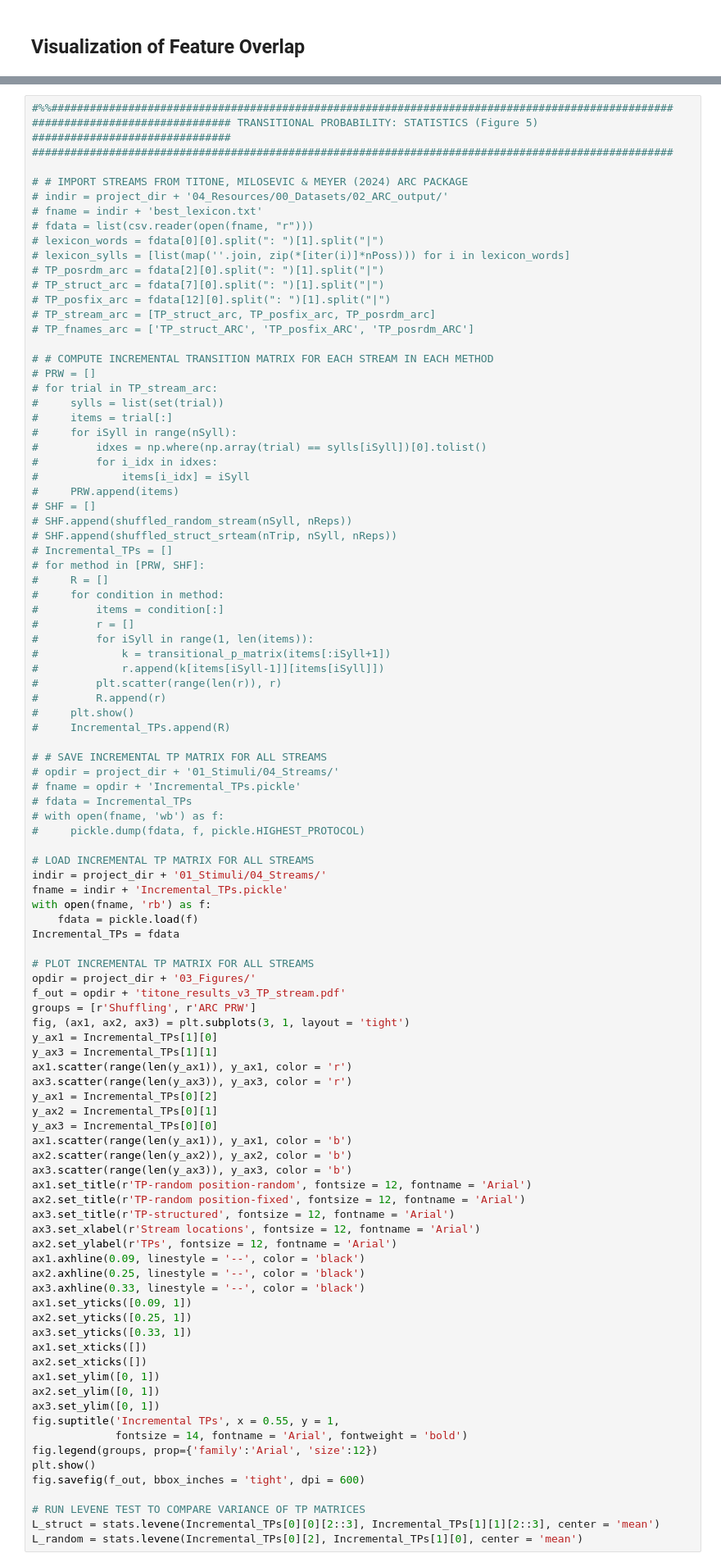
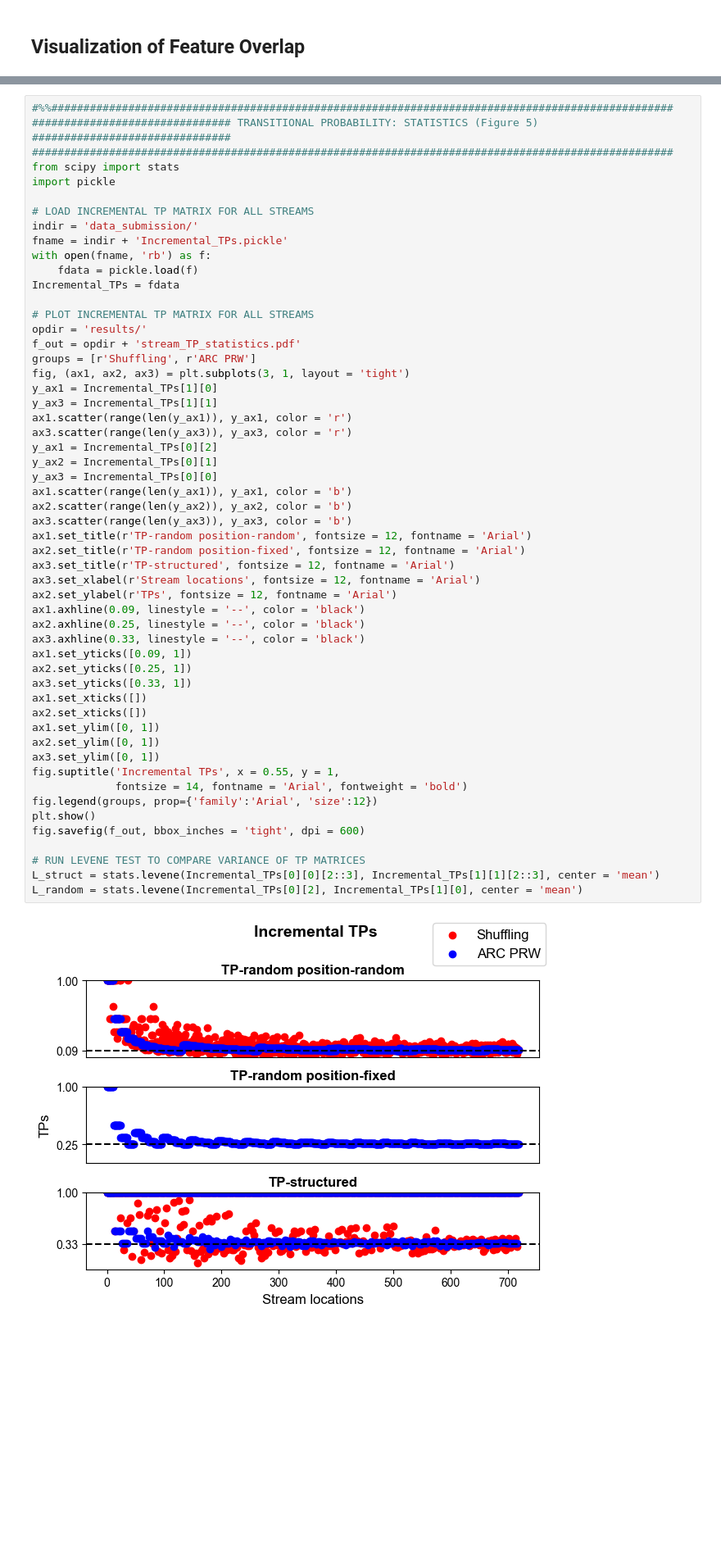
Before and after one commit to milosen/arc, a Jupyter notebook: plots_from_paper.ipynb, the cells around one changed output, grey strips where cells are left out. Shown at 82% size. Saved outputs shown, nothing was run; the diff lists cells and outputs as text; blank space fills up the shorter version.

Commit message:
finalize for submission

```diff
--- a/plots_from_paper.ipynb
+++ b/plots_from_paper.ipynb
@@ -151,63 +240,19 @@ fig.savefig(f_out, bbox_inches = 'tight', dpi = 600)
 #%%#################################################################################################
 ############################### TRANSITIONAL PROBABILITY: STATISTICS (Figure 5) ###############################
 ####################################################################################################
-
-# # IMPORT STREAMS FROM TITONE, MILOSEVIC & MEYER (2024) ARC PACKAGE
-# indir = project_dir + '04_Resources/00_Datasets/02_ARC_output/'
-# fname = indir + 'best_lexicon.txt'
-# fdata = list(csv.reader(open(fname, "r")))
-# lexicon_words = fdata[0][0].split(": ")[1].split("|")
-# lexicon_sylls = [list(map(''.join, zip(*[iter(i)]*nPoss))) for i in lexicon_words]
-# TP_posrdm_arc = fdata[2][0].split(": ")[1].split("|")
-# TP_struct_arc = fdata[7][0].split(": ")[1].split("|")
-# TP_posfix_arc = fdata[12][0].split(": ")[1].split("|")
-# TP_stream_arc = [TP_struct_arc, TP_posfix_arc, TP_posrdm_arc]
-# TP_fnames_arc = ['TP_struct_ARC', 'TP_posfix_ARC', 'TP_posrdm_ARC']
-
-# # COMPUTE INCREMENTAL TRANSITION MATRIX FOR EACH STREAM IN EACH METHOD
-# PRW = []
-# for trial in TP_stream_arc:
-#     sylls = list(set(trial))
-#     items = trial[:]
-#     for iSyll in range(nSyll):
-#         idxes = np.where(np.array(trial) == sylls[iSyll])[0].tolist()
-#         for i_idx in idxes:
-#             items[i_idx] = iSyll
-#     PRW.append(items)
-# SHF = []
-# SHF.append(shuffled_random_stream(nSyll, nReps))
-# SHF.append(shuffled_struct_srteam(nTrip, nSyll, nReps))
-# Incremental_TPs = []
-# for method in [PRW, SHF]:
-#     R = []
-#     for condition in method:
-#         items = condition[:]
-#         r = []
-#         for iSyll in range(1, len(items)):
-#             k = transitional_p_matrix(items[:iSyll+1])
-#             r.append(k[items[iSyll-1]][items[iSyll]])
-#         plt.scatter(range(len(r)), r)
-#         R.append(r)
-#     plt.show()
-#     Incremental_TPs.append(R)
-
-# # SAVE INCREMENTAL TP MATRIX FOR ALL STREAMS
-# opdir = project_dir + '01_Stimuli/04_Streams/'
-# fname = opdir + 'Incremental_TPs.pickle'
-# fdata = Incremental_TPs
-# with open(fname, 'wb') as f:
-#     pickle.dump(fdata, f, pickle.HIGHEST_PROTOCOL)
+from scipy import stats
+import pickle
 
 # LOAD INCREMENTAL TP MATRIX FOR ALL STREAMS
-indir = project_dir + '01_Stimuli/04_Streams/'
+indir = 'data_submission/'
 fname = indir + 'Incremental_TPs.pickle'
 with open(fname, 'rb') as f:
     fdata = pickle.load(f)
 Incremental_TPs = fdata
 
 # PLOT INCREMENTAL TP MATRIX FOR ALL STREAMS
-opdir = project_dir + '03_Figures/'
-f_out = opdir + 'titone_results_v3_TP_stream.pdf'
+opdir = 'results/'
+f_out = opdir + 'stream_TP_statistics.pdf'
 groups = [r'Shuffling', r'ARC PRW']
 fig, (ax1, ax2, ax3) = plt.subplots(3, 1, layout = 'tight')
 y_ax1 = Incremental_TPs[1][0]
@@ -218,31 +263,33 @@ y_ax1 = Incremental_TPs[0][2]
 y_ax2 = Incremental_TPs[0][1]
 y_ax3 = Incremental_TPs[0][0]
 ax1.scatter(range(len(y_ax1)), y_ax1, color = 'b')
 ax2.scatter(range(len(y_ax2)), y_ax2, color = 'b')
 ax3.scatter(range(len(y_ax3)), y_ax3, color = 'b')
 ax1.set_title(r'TP-random position-random', fontsize = 12, fontname = 'Arial')
 ax2.set_title(r'TP-random position-fixed', fontsize = 12, fontname = 'Arial')
 ax3.set_title(r'TP-structured', fontsize = 12, fontname = 'Arial')
 ax3.set_xlabel(r'Stream locations', fontsize = 12, fontname = 'Arial')
 ax2.set_ylabel(r'TPs', fontsize = 12, fontname = 'Arial')
 ax1.axhline(0.09, linestyle = '--', color = 'black')
 ax2.axhline(0.25, linestyle = '--', color = 'black')
 ax3.axhline(0.33, linestyle = '--', color = 'black')
 ax1.set_yticks([0.09, 1])
 ax2.set_yticks([0.25, 1])
 ax3.set_yticks([0.33, 1])
 ax1.set_xticks([])
 ax2.set_xticks([])
 ax1.set_ylim([0, 1])
 ax2.set_ylim([0, 1])
 ax3.set_ylim([0, 1])
 fig.suptitle('Incremental TPs', x = 0.55, y = 1,
              fontsize = 14, fontname = 'Arial', fontweight = 'bold')
 fig.legend(groups, prop={'family':'Arial', 'size':12})
 plt.show()
 fig.savefig(f_out, bbox_inches = 'tight', dpi = 600)
 
 # RUN LEVENE TEST TO COMPARE VARIANCE OF TP MATRICES
 L_struct = stats.levene(Incremental_TPs[0][0][2::3], Incremental_TPs[1][1][2::3], center = 'mean')
 L_random = stats.levene(Incremental_TPs[0][2], Incremental_TPs[1][0], center = 'mean')
+# %% [output]
+[figure, added]
 # %%
```
Also changed, not shown: parts of 3 cells of this notebook, 18 other files.
